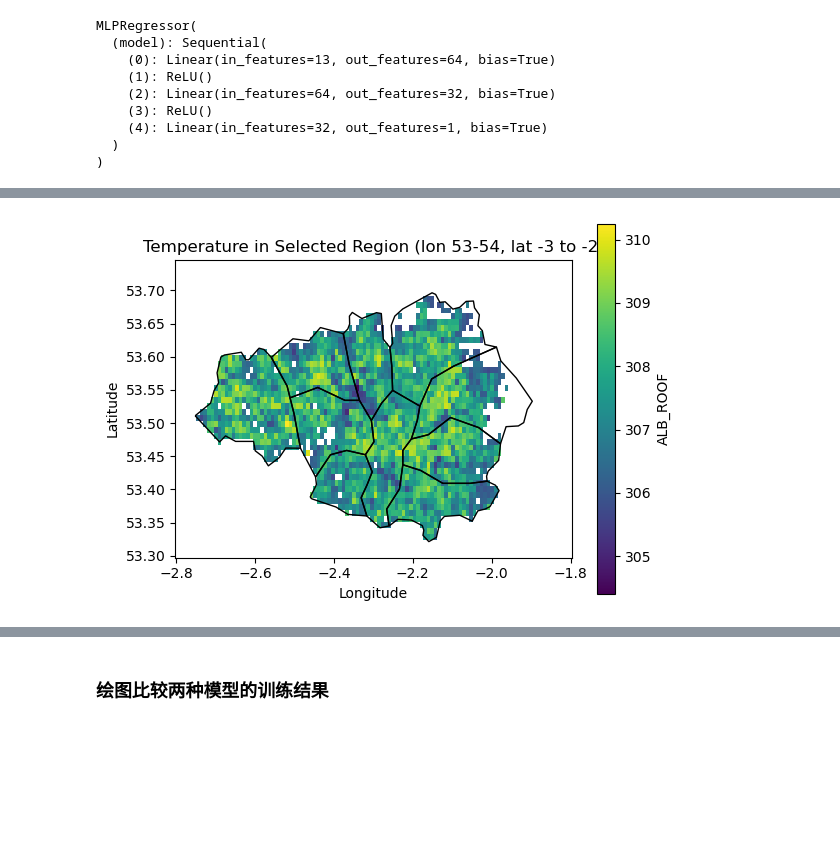
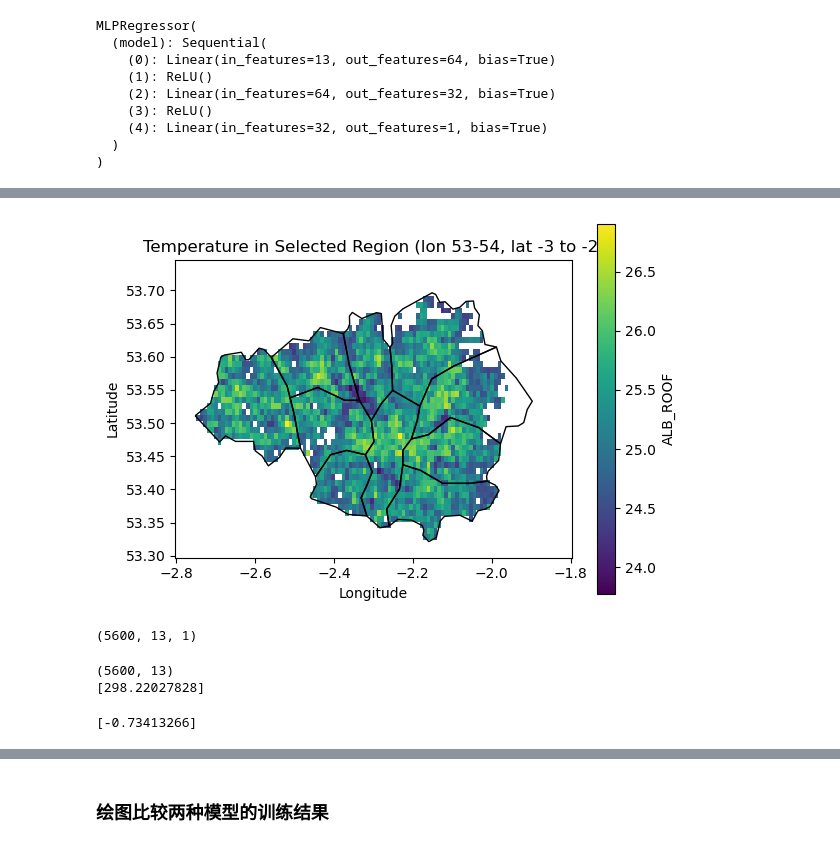
Before and after one commit to Kiccefree3105/MengqiHu-dissertation, a Jupyter notebook: 2_model_predict/ERP_visual.ipynb, the cells around one changed output, grey strips where cells are left out. Saved outputs shown, nothing was run; the diff lists cells and outputs as text; code cells hidden in the pictures; blank space fills up the shorter version.

```diff
--- a/2_model_predict/ERP_visual.ipynb
+++ b/2_model_predict/ERP_visual.ipynb
@@ -288,9 +504,9 @@ class MLPRegressor(nn.Module):# 定义一个MLP模型，继承自nn.Module，PyT
         return self.model(x) # 这一步告诉PyTorch 的计算图怎么从输入到输出计算。
 
 input_dim = 13
-model = MLPRegressor(input_dim)
-model.load_state_dict(torch.load("ERP_mlp_regressor.pth"))
-model.eval()  # 设置为评估模式
+model_MLP = MLPRegressor(input_dim)
+model_MLP.load_state_dict(torch.load("ERP_mlp_regressor_TSAmean.pth"))
+model_MLP.eval()  # 设置为评估模式
 # %% [output]
 MLPRegressor(
   (model): Sequential(
@@ -315,7 +531,7 @@ df2 = pd.read_excel(data_path2, parse_dates=True)
 
 # 1. 加载数据
 df_input = df1.values  # 输入特征CSV
-df_output = df2.iloc[:, 0].values  # 输出特征Excel，只有1列
+df_output = df2.iloc[:, 2].values  # 输出特征Excel，只有1列
 # print(df_input)
 # print(df_output)
 
@@ -323,6 +539,7 @@ df_output = df2.iloc[:, 0].values  # 输出特征Excel，只有1列
 from sklearn.preprocessing import StandardScaler
 scaler_X = StandardScaler()
 X_scaled = scaler_X.fit_transform(df_input)
+print(df_input.shape)
 scaler_y = StandardScaler()
 df_output = df_output.reshape(-1,1)
 y_scaled = scaler_y.fit_transform(df_output)
@@ -335,7 +552,12 @@ X_mlp = features.reshape(num_features, -1).T  # 转成 (height*width, 13)
 
 # 标准化
 X_mlp_scaled = scaler_X.transform(X_mlp)
+print(X_mlp_scaled.shape)
 # display(X_mlp_scaled[7])
+
+# # 新代码（改为基于X_mlp自身标准化）
+# scaler_mlp = StandardScaler()
+# X_mlp_scaled = scaler_mlp.fit_transform(X_mlp)
 
 # 转为张量
 X_tensor_mlp = torch.from_numpy(X_mlp_scaled).float()
@@ -343,7 +599,7 @@ X_tensor_mlp = torch.from_numpy(X_mlp_scaled).float()
 # %%
 # 预测
 with torch.no_grad():
-    y_pred_mlp_scaled = model(X_tensor_mlp).cpu().numpy()
+    y_pred_mlp_scaled = model_MLP(X_tensor_mlp).cpu().numpy()
 
 y_pred_real_mlp = scaler_y.inverse_transform(y_pred_mlp_scaled)
 
@@ -352,15 +608,66 @@ y_pred_grid_mlp = y_pred_real_mlp.reshape(height, width)
 # %%
 # 绘图查看预测结果
 # 绘制数据，设置合适的色图 cmap，根据需要调整
 y_pred_grid_mlp_filtered= mask_data_inside_polygon(lon_grid, lat_grid, y_pred_grid_mlp, manchester_polygon)
-plt.pcolormesh(lon_grid, lat_grid, y_pred_grid_mlp_filtered, shading='auto', cmap='viridis')
+plt.pcolormesh(lon_grid, lat_grid, y_pred_grid_mlp_filtered-273, shading='auto', cmap='viridis')
 
 plt.colorbar(label='ALB_ROOF')
 
 plt.xlabel('Longitude')
 plt.ylabel('Latitude')
 plt.title('Temperature in Selected Region (lon 53-54, lat -3 to -2)')
 gdf_combined.boundary.plot(ax=plt.gca(), edgecolor='black', linewidth=1)
 plt.show()
 # %% [output]
-[figure, old version]
+[figure, new version]
+# %%
+# MLP部分的使用shap查看每个特征对模型输出结果的贡献
+X_np = X_tensor_mlp.cpu().numpy()
+
+# 用0填充所有nan，当然也可以用均值、中位数等
+X_np_clean = np.nan_to_num(X_np, nan=0.0)
+
+# 把模型包成一个预测函数（输入numpy数组，输出numpy数组）
+def model_predict(data_numpy):
+    model_MLP.eval()
+    with torch.no_grad():
+        data_tensor = torch.tensor(data_numpy, dtype=torch.float32)
+        out = model_MLP(data_tensor).cpu().numpy()
+    return out
+
+# 取部分数据作为背景数据，SHAP推荐用小量代表性数据
+background = X_np_clean[:100]
+
+# 创建KernelExplainer
+explainer_mlp = shap.KernelExplainer(model_predict, background)
+
+
+# # 直接用加载的explainer调用shap_values
+# shap_values = explainer.shap_values(X_np_clean)
+# # 保存shap_values
+# with open('ERP_MLP_shap_values.pkl', 'wb') as f:
+#     pickle.dump(shap_values, f)
+
+# 加载shap_values
+with open('ERP_MLP_shap_values.pkl', 'rb') as f:
+    shap_values_MLP = pickle.load(f)
+
+print(shap_values_MLP.shape)
+# %% [output]
+(5600, 13, 1)
+# %%
+# 对shap值进行反标准化
+shap_values_MLP_original_scale = shap_values_MLP * scaler_y.scale_[0]
+shap_values_MLP_original_scale = shap_values_MLP_original_scale[:,:,0]
+print(shap_values_MLP_original_scale.shape)
+
+# 对基准进行反标准化
+expected_value_original_scale = explainer_mlp.expected_value * scaler_y.scale_[0] + scaler_y.mean_[0]
+print(expected_value_original_scale)
+# %% [output]
+(5600, 13)
+[298.22027828]
+# %%
+print(explainer_mlp.expected_value)
+# %% [output]
+[-0.73413266]
```
Also changed, not shown: parts of 23 cells of this notebook, 2 other files.
